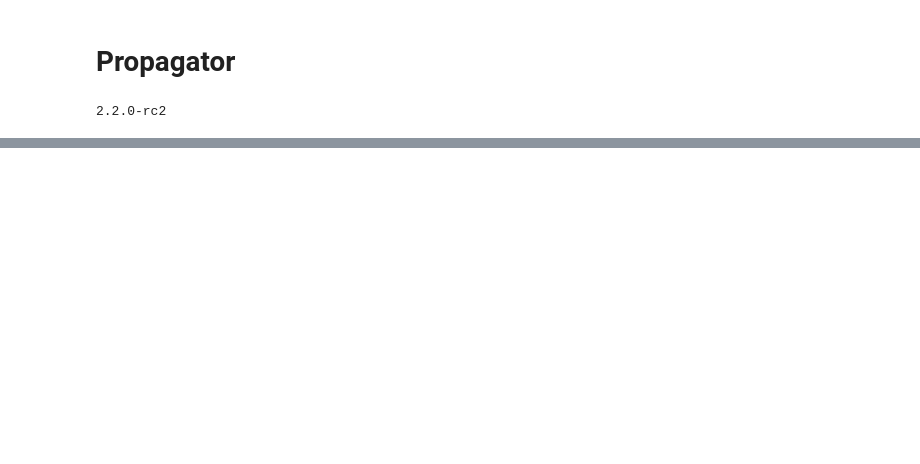
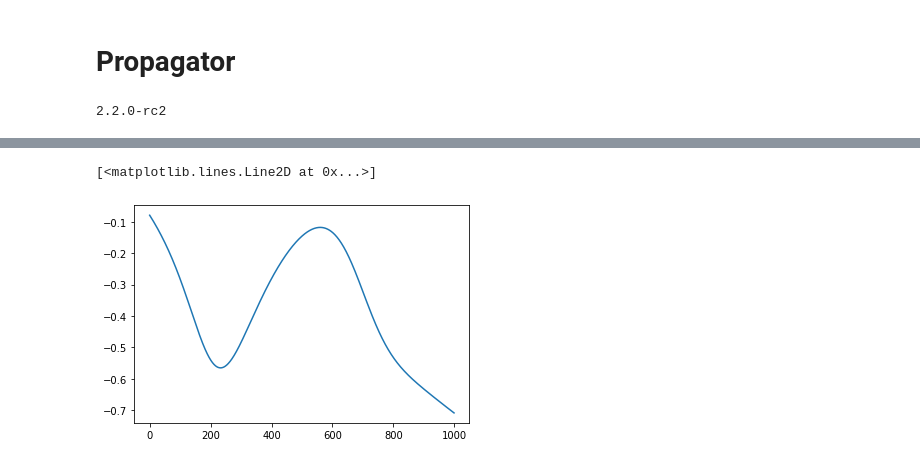
Before and after one commit to IQC-Numerical-Control-Engineering/Test, a Jupyter notebook: TF_GRAPE.ipynb, the cells around one changed output, grey strips where cells are left out. Saved outputs shown, nothing was run; the diff lists cells and outputs as text; code cells hidden in the pictures; blank space fills up the shorter version.

```diff
--- a/TF_GRAPE.ipynb
+++ b/TF_GRAPE.ipynb
@@ -181,0 +211,6 @@ array([[ 0.98620155,  2.03369273],
+# %%
+fig, ax = plt.subplots()
+ax.plot(final[:,0])
+# %% [output]
+[<matplotlib.lines.Line2D at 0x...>]
+[figure, added]
```
Also changed, not shown: parts of 3 cells of this notebook.
